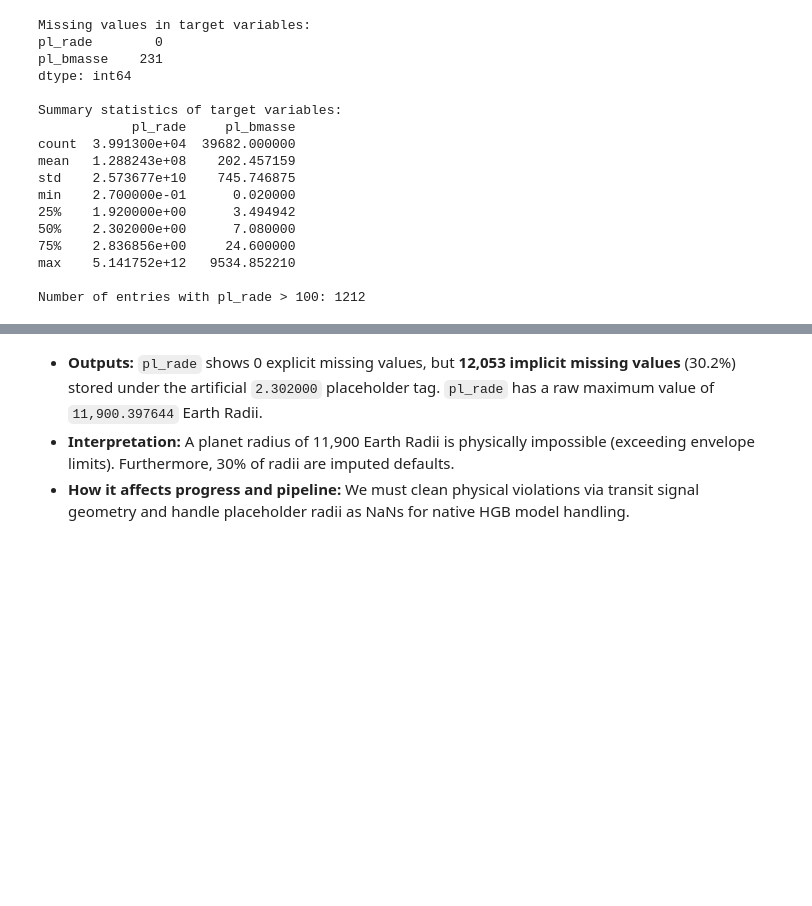
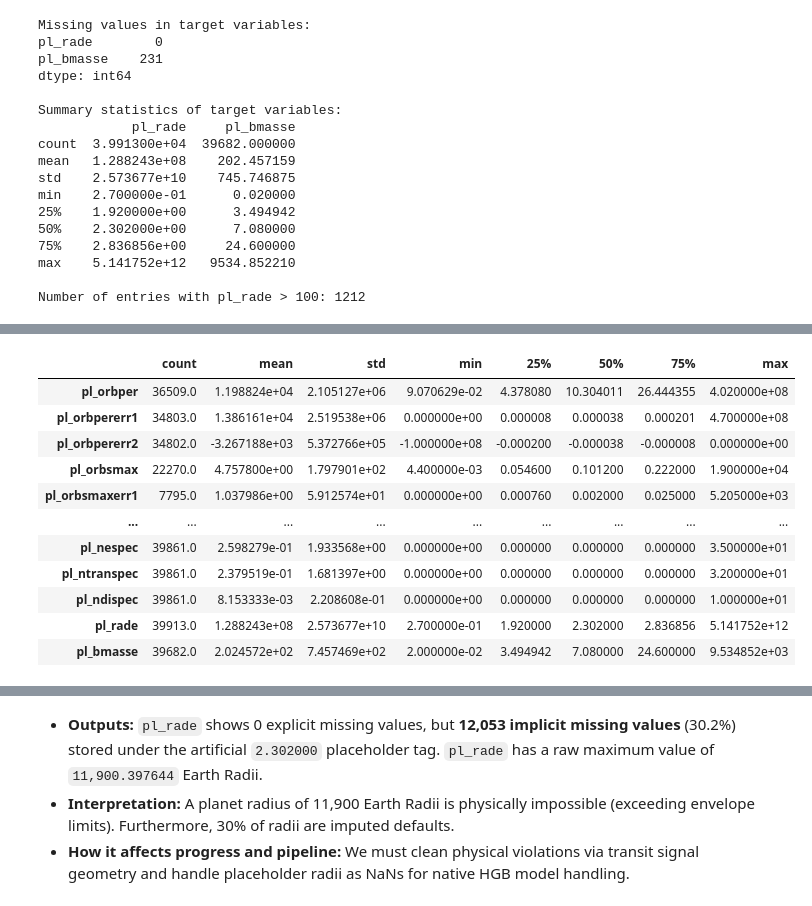
Before and after one commit to arz03/astro_alliance, a Jupyter notebook: notebooks/data_inspection.ipynb, the cells around one changed output, grey strips where cells are left out. Saved outputs shown, nothing was run; the diff lists cells and outputs as text; code cells hidden in the pictures; blank space fills up the shorter version.

```diff
--- a/notebooks/data_inspection.ipynb
+++ b/notebooks/data_inspection.ipynb
@@ -75,3 +77,82 @@ min    2.700000e-01      0.020000
 max    5.141752e+12   9534.852210
 
 Number of entries with pl_rade > 100: 1212
+# %%
+# ============================================================
+# EDA AUDIT: DATA TYPES, MISSINGNESS, SKEWNESS, OUTLIERS
+# ============================================================
+from IPython.display import display
+from sklearn.preprocessing import StandardScaler
+
+print('=== DATA TYPE AUDIT ===')
+dtype_audit = pd.DataFrame({
+    'dtype': df.dtypes.astype(str),
+    'missing_count': df.isna().sum(),
+    'missing_pct': (df.isna().mean() * 100).round(2)
+}).sort_values('missing_count', ascending=False)
+display(dtype_audit.head(25))
+
+num_cols = df.select_dtypes(include=[np.number]).columns.tolist()
+cat_cols = [c for c in df.columns if c not in num_cols]
+
+print(f'\nNumeric columns: {len(num_cols)}')
+print(f'Categorical / object columns: {len(cat_cols)}')
+print(f'Categorical sample: {cat_cols[:10]}')
+
+print('\n=== DESCRIPTIVE STATISTICS (NUMERIC) ===')
+display(df[num_cols].describe().T)
+
+print('\n=== SKEWNESS CHECK ===')
+skewness = df[num_cols].skew(numeric_only=True).sort_values(key=abs, ascending=False)
+display(skewness.to_frame('skewness').head(20))
+
+# Identify strongly skewed features that would benefit from scaling or log transforms.
+strong_skew_cols = skewness[skewness.abs() > 1.0].index.tolist()
+print(f'\nStrongly skewed numeric columns (|skew| > 1): {strong_skew_cols[:20]}')
+
+# Outlier audit using the IQR rule for key variables.
+def iqr_outlier_count(series):
+    series = series.dropna()
+    if series.empty:
+        return pd.Series({'outliers': 0, 'outlier_pct': np.nan})
+    q1 = series.quantile(0.25)
+    q3 = series.quantile(0.75)
+    iqr = q3 - q1
+    lower = q1 - 1.5 * iqr
+    upper = q3 + 1.5 * iqr
+    outliers = ((series < lower) | (series > upper)).sum()
+    return pd.Series({'outliers': int(outliers), 'outlier_pct': round(100 * outliers / len(series), 2)})
+
+key_outlier_cols = [c for c in ['pl_rade', 'pl_bmasse', 'pl_orbper', 'sy_dist', 'st_mass', 'st_dens'] if c in df.columns]
+outlier_audit = pd.DataFrame({col: iqr_outlier_count(df[col]) for col in key_outlier_cols}).T
+print('\n=== IQR OUTLIER AUDIT (KEY FEATURES) ===')
+display(outlier_audit)
+
+# Normalization probe for features that are numerically wide or highly skewed.
+norm_probe_cols = [c for c in ['pl_orbper', 'pl_orbsmax', 'pl_insol', 'st_mass', 'st_rad', 'sy_dist'] if c in df.columns]
+if norm_probe_cols:
+    norm_probe = df[norm_probe_cols].copy().fillna(df[norm_probe_cols].median())
+    scaled_probe = StandardScaler().fit_transform(norm_probe)
+    scaled_probe_df = pd.DataFrame(scaled_probe, columns=norm_probe_cols)
+    print('\n=== NORMALIZATION PROBE (StandardScaler) ===')
+    display(scaled_probe_df.agg(['mean', 'std']).T.round(4))
+
+# Target distributions and prediction difficulty notes.
+targets = [c for c in ['pl_rade', 'pl_bmasse'] if c in df.columns]
+print('\n=== TARGET DISTRIBUTION SUMMARY ===')
+display(df[targets].describe().T)
+print(df[targets].skew().to_frame('skewness'))
+
+fig, axes = plt.subplots(2, 3, figsize=(18, 10))
+plot_cols = [c for c in ['pl_rade', 'pl_bmasse', 'pl_orbper', 'sy_dist', 'st_mass', 'st_dens'] if c in df.columns]
+for ax, col in zip(axes.flat, plot_cols):
+    sns.histplot(df[col].dropna(), bins=60, kde=True, ax=ax, color='steelblue')
+    ax.set_title(f'Distribution of {col}')
+    ax.grid(True, alpha=0.2)
+
+for ax in axes.flat[len(plot_cols):]:
+    ax.axis('off')
+
+plt.tight_layout()
+plt.show()
+# %% [output]
@@ -77,0 +182,12 @@ Number of entries with pl_rade > 100: 1212
+|  | count | mean | std | min | 25% | 50% | 75% | max |
+| pl_orbper | 36509.0 | 1.198824e+04 | 2.105127e+06 | 9.070629e-02 | 4.378080 | 10.304011 | 26.444355 | 4.020000e+08 |
+| pl_orbpererr1 | 34803.0 | 1.386161e+04 | 2.519538e+06 | 0.000000e+00 | 0.000008 | 0.000038 | 0.000201 | 4.700000e+08 |
+| pl_orbpererr2 | 34802.0 | -3.267188e+03 | 5.372766e+05 | -1.000000e+08 | -0.000200 | -0.000038 | -0.000008 | 0.000000e+00 |
+| pl_orbsmax | 22270.0 | 4.757800e+00 | 1.797901e+02 | 4.400000e-03 | 0.054600 | 0.101200 | 0.222000 | 1.900000e+04 |
+| pl_orbsmaxerr1 | 7795.0 | 1.037986e+00 | 5.912574e+01 | 0.000000e+00 | 0.000760 | 0.002000 | 0.025000 | 5.205000e+03 |
+| ... | ... | ... | ... | ... | ... | ... | ... | ... |
+| pl_nespec | 39861.0 | 2.598279e-01 | 1.933568e+00 | 0.000000e+00 | 0.000000 | 0.000000 | 0.000000 | 3.500000e+01 |
+| pl_ntranspec | 39861.0 | 2.379519e-01 | 1.681397e+00 | 0.000000e+00 | 0.000000 | 0.000000 | 0.000000 | 3.200000e+01 |
+| pl_ndispec | 39861.0 | 8.153333e-03 | 2.208608e-01 | 0.000000e+00 | 0.000000 | 0.000000 | 0.000000 | 1.000000e+01 |
+| pl_rade | 39913.0 | 1.288243e+08 | 2.573677e+10 | 2.700000e-01 | 1.920000 | 2.302000 | 2.836856 | 5.141752e+12 |
+| pl_bmasse | 39682.0 | 2.024572e+02 | 7.457469e+02 | 2.000000e-02 | 3.494942 | 7.080000 | 24.600000 | 9.534852e+03 |
```
Also changed, not shown: parts of 26 cells of this notebook, 1 other file.
